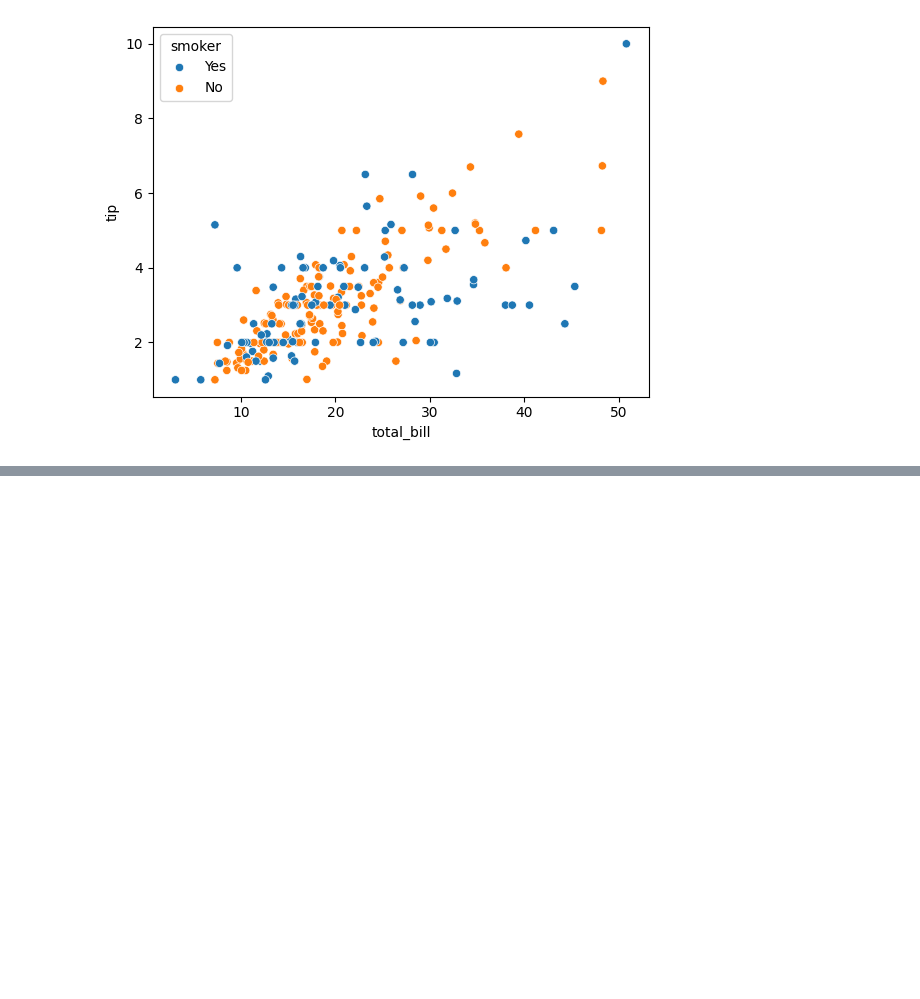
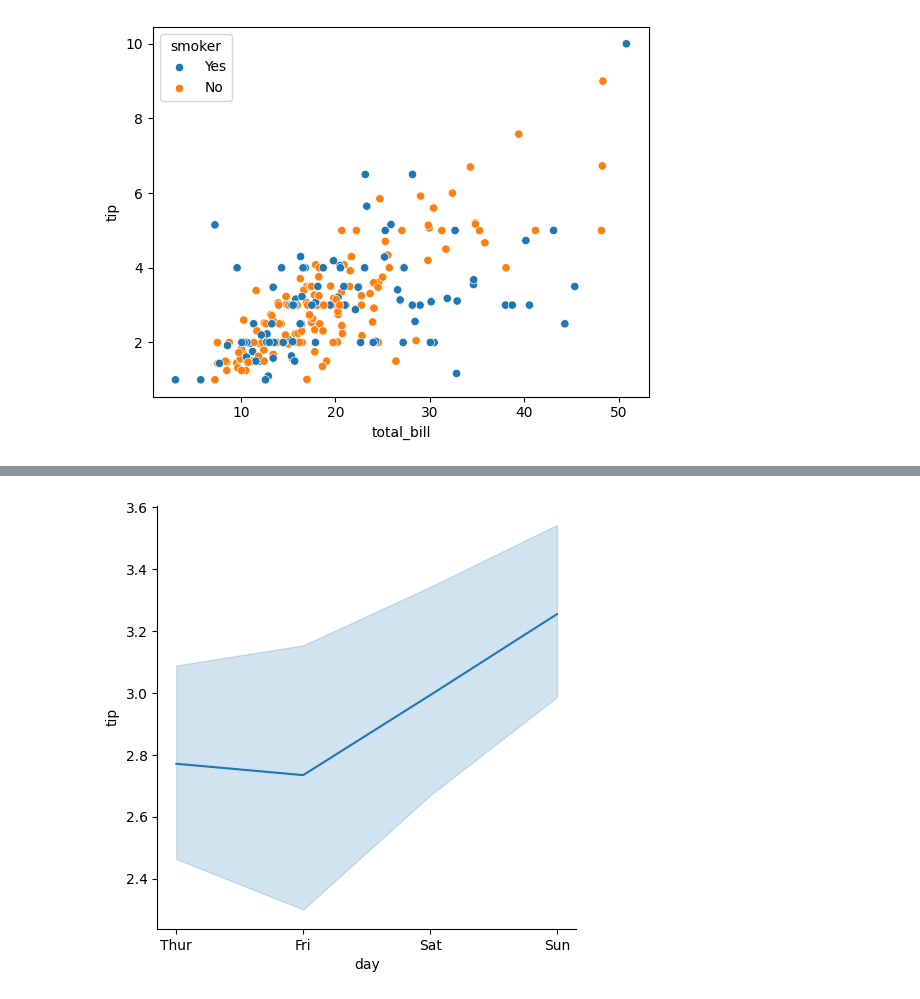
Before and after one commit to sachin5031/Python_Data_Visualization, a Jupyter notebook: Seaborn_09.ipynb, the cells around one changed output, grey strips where cells are left out. Drawn from its saved outputs; the diff is of its cells as text; code cells hidden in the pictures; blank space fills up the shorter version.

```diff
--- a/Seaborn_09.ipynb
+++ b/Seaborn_09.ipynb
@@ -28,0 +68,5 @@ sns.scatterplot(x='total_bill', y='tip', data=df, hue='smoker')
+# %%
+sns.relplot(x='day', y='tip', data=df, kind='line')
+plt.show()
+# %% [output]
+[figure, added]
```
Also changed, not shown: parts of 8 cells of this notebook.
